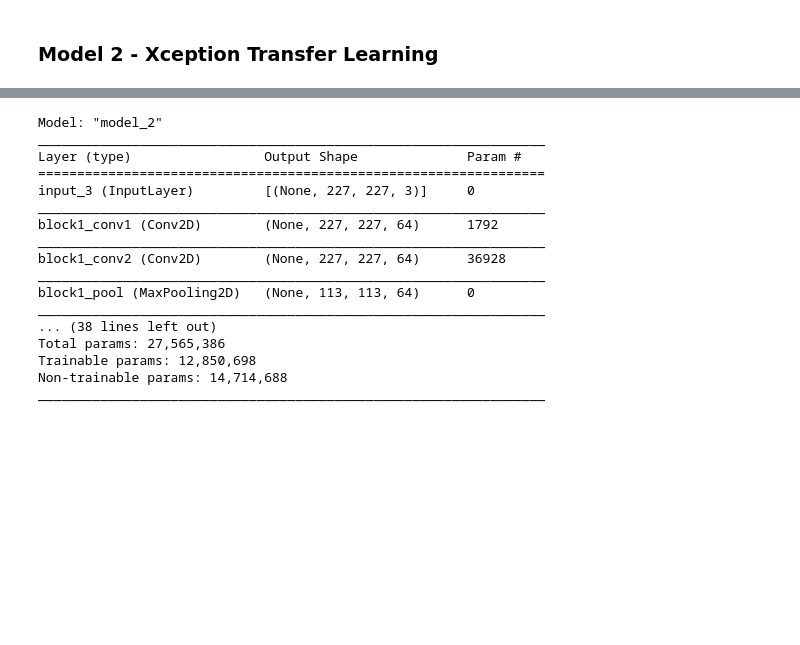
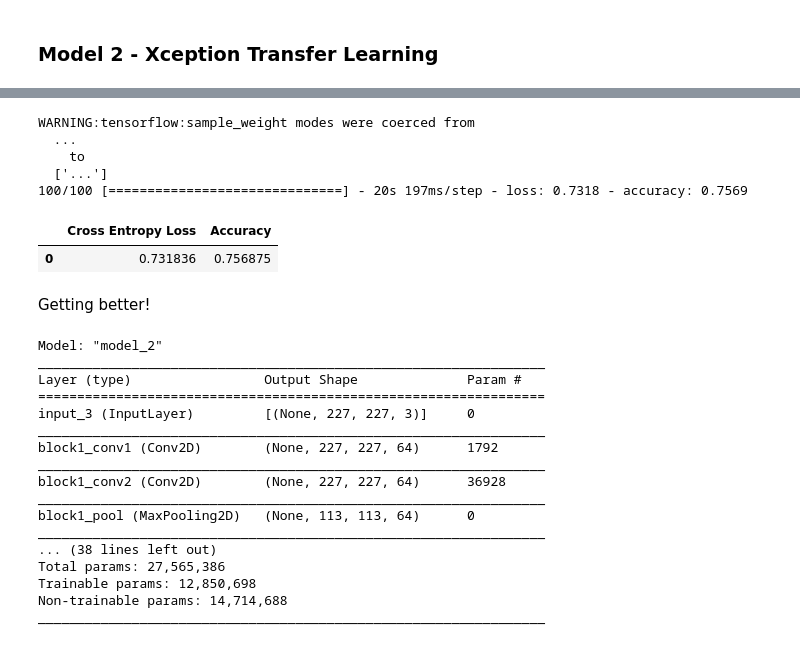
Before and after one commit to Dylan-C-Neal/DistractedDrivingClassifier, a Jupyter notebook: notebooks/Modeling.ipynb, the cells around one changed output, grey strips where cells are left out. Drawn from its saved outputs; the diff is of its cells as text; code cells hidden in the pictures; blank space fills up the shorter version.

```diff
--- a/notebooks/Modeling.ipynb
+++ b/notebooks/Modeling.ipynb
@@ -542,0 +493,15 @@ Using VGG16 with imagenet weights as base model and then training final output l
+# %%
+# Update callbacks_list. Remove earlystop. Have run for 600 epochs overnight.
+checkpoint = ModelCheckpoint('C:/Users/Dylan/Desktop/Data Science/Projects/DistractedDrivers/data/weights/model3_weights_third_run.hdf5',
+                              mode='min',
+                              monitor='val_loss',
+                              save_best_only=True)
+
+callbacks_list = [checkpoint]
+# %%
+# Try improving with learning rate=0.00001
+model_3.fit(train,
+            epochs=600,
+            steps_per_epoch=110,
+            validation_data=val,
+            callbacks=callbacks_list)
@@ -543,3 +530,23 @@ Using VGG16 with imagenet weights as base model and then training final output l
+# %%
+# Evaluate validation data with best coefficients
+model_3_val_metrics = model_3.evaluate(val)
+# %% [output]
+WARNING:tensorflow:sample_weight modes were coerced from
+  ...
+    to
+  ['...']
+100/100 [==============================] - 20s 197ms/step - loss: 0.7318 - accuracy: 0.7569
+# %%
+model_3_val_metrics = pd.DataFrame({'Cross Entropy Loss':[model_3_val_metrics[0]],
+                                    'Accuracy':[model_3_val_metrics[1]]})
+model_3_val_metrics.to_csv('C:/Users/Dylan/Desktop/Data Science/Projects/DistractedDrivers/data/metrics/model_3_val_metrics.csv', index=False)
+# %%
+model_3_val_metrics
+# %% [output]
+|  | Cross Entropy Loss | Accuracy |
+| 0 | 0.731836 | 0.756875 |
+# %% [markdown]
+Getting better!
 # %%
 base_model3 = tf.keras.applications.VGG16(include_top=False,
                                         weights='imagenet',
```
Also changed, not shown: parts of 67 cells of this notebook, 9 other files.
